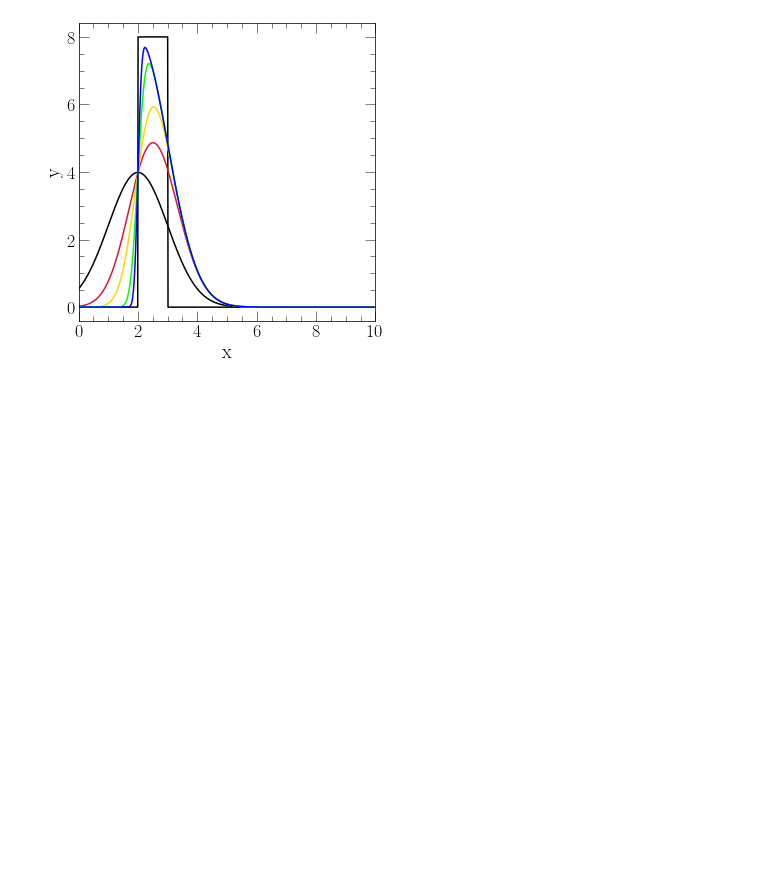
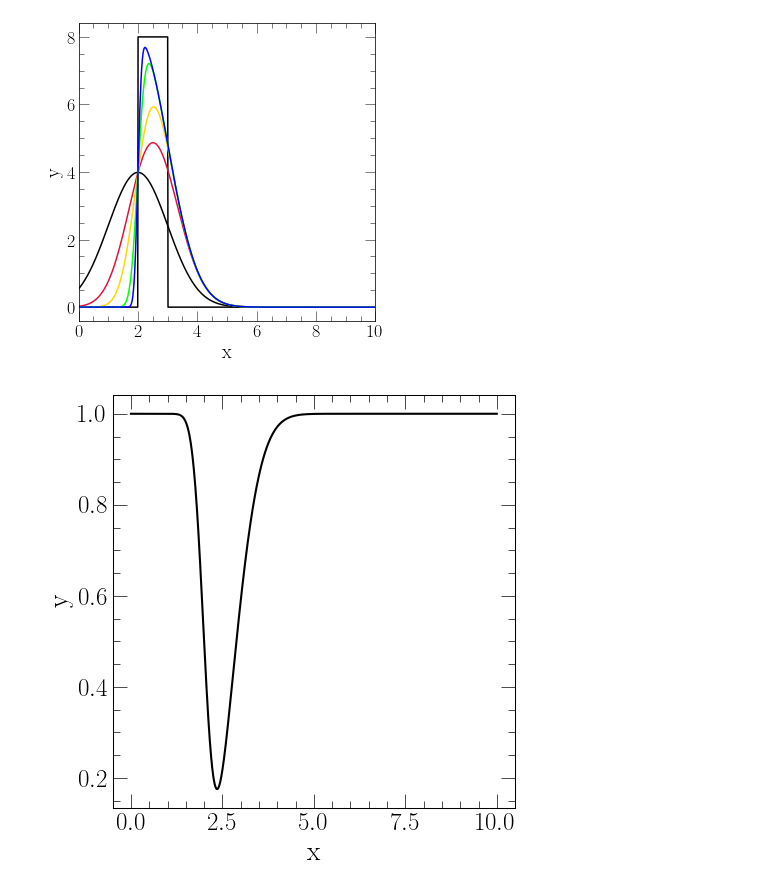
Before and after one commit to giganano/bimodality, a Jupyter notebook: notebooks/clumpy_bursts_contd.ipynb, the cells around one changed output. Drawn from its saved outputs; the diff is of its cells as text; code cells hidden in the pictures; blank space fills up the shorter version.

```diff
--- a/notebooks/clumpy_bursts_contd.ipynb
+++ b/notebooks/clumpy_bursts_contd.ipynb
@@ -617,3 +651,26 @@ plt.tight_layout()
 plt.show()
 # %% [output]
 [figure]
+# %%
+from src.simulations.models.utils import skewed_gaussian
+fig = plt.figure()
+ax = fig.add_subplot(111)
+ax.set_xlabel("x")
+ax.set_ylabel("y")
+
+xvals = np.linspace(0, 10, 1000)
+# skews = [0, 1, 5, 10]
+# colors = ["black", "crimson", "lime", "blue"]
+# for i in range(len(skews)):
+#     kwargs = {'c': named_colors()[colors[i]]}
+#     sg = skewed_gaussian(skew = skews[i])
+#     yvals = [sg(_) for _ in xvals]
+#     ax.plot(xvals, yvals, **kwargs)
+sg = skewed_gaussian(mean = 2, amplitude = 0.5, std = 0.75, skew = 3)
+yvals = [1 - sg(_) for _ in xvals]
+ax.plot(xvals, yvals, c = named_colors()["black"])
+
+plt.tight_layout()
+plt.show()
+# %% [output]
+[figure, added]
```
Also changed, not shown: parts of 5 cells of this notebook, 3 other files.
